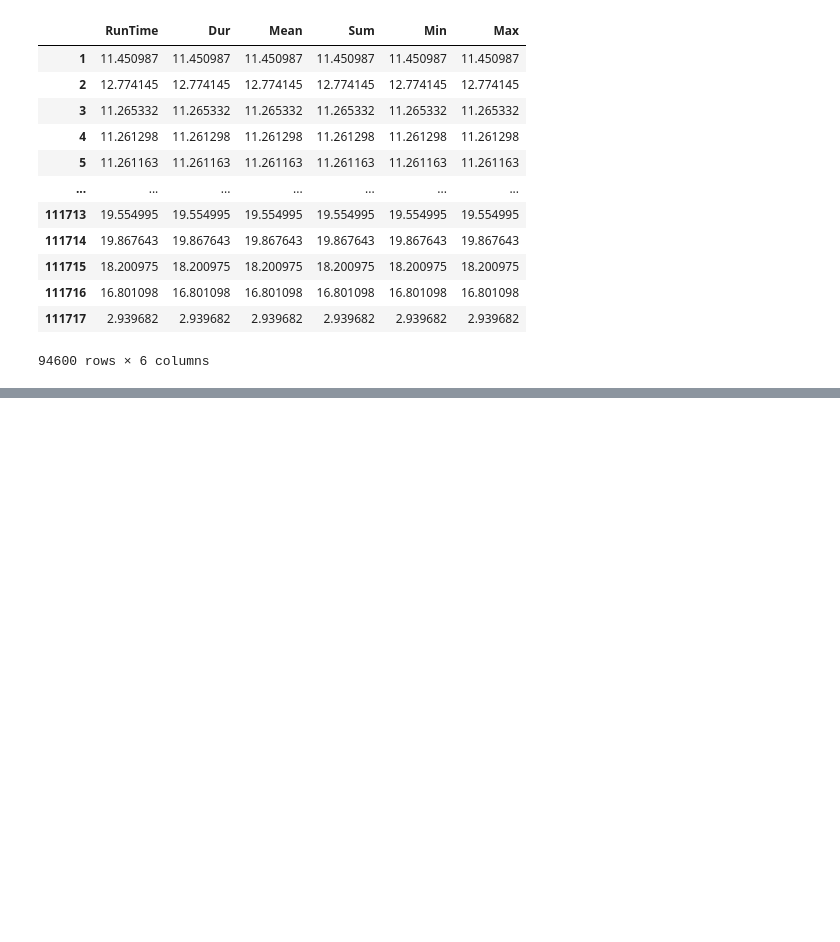
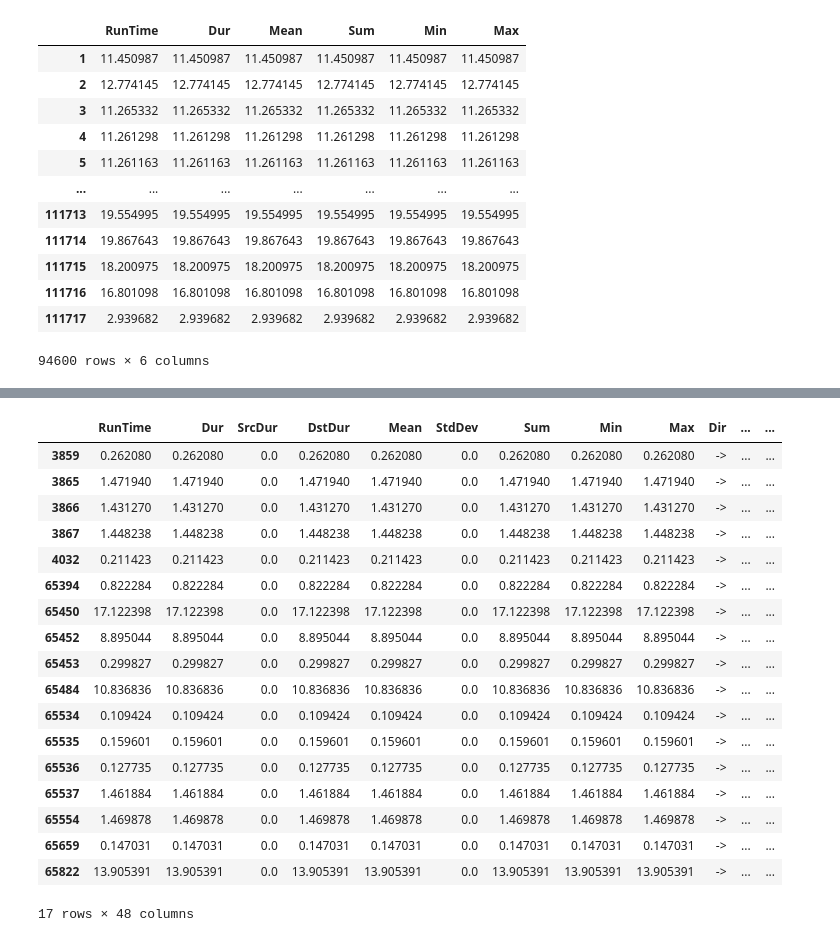
Before and after one commit to soyMA05/Clasiffication_TrafficSDN2, a Jupyter notebook: Fase2/preprocesamiento_limpieza.ipynb, the cells around one changed output, grey strips where cells are left out. Saved outputs shown, nothing was run; the diff lists cells and outputs as text; code cells hidden in the pictures; blank space fills up the shorter version.

```diff
--- a/Fase2/preprocesamiento_limpieza.ipynb
+++ b/Fase2/preprocesamiento_limpieza.ipynb
@@ -308,0 +386,22 @@ df_probe = pd.read_csv('../../araData/probe_1.2.csv', low_memory=False)
+# %%
+df_normal[(df_normal.sMaxPktSz.isna())]
+# %% [output]
+|  | RunTime | Dur | SrcDur | DstDur | Mean | StdDev | Sum | Min | Max | Dir | ... | ... |
+| 3859 | 0.262080 | 0.262080 | 0.0 | 0.262080 | 0.262080 | 0.0 | 0.262080 | 0.262080 | 0.262080 | -> | ... | ... |
+| 3865 | 1.471940 | 1.471940 | 0.0 | 1.471940 | 1.471940 | 0.0 | 1.471940 | 1.471940 | 1.471940 | -> | ... | ... |
+| 3866 | 1.431270 | 1.431270 | 0.0 | 1.431270 | 1.431270 | 0.0 | 1.431270 | 1.431270 | 1.431270 | -> | ... | ... |
+| 3867 | 1.448238 | 1.448238 | 0.0 | 1.448238 | 1.448238 | 0.0 | 1.448238 | 1.448238 | 1.448238 | -> | ... | ... |
+| 4032 | 0.211423 | 0.211423 | 0.0 | 0.211423 | 0.211423 | 0.0 | 0.211423 | 0.211423 | 0.211423 | -> | ... | ... |
+| 65394 | 0.822284 | 0.822284 | 0.0 | 0.822284 | 0.822284 | 0.0 | 0.822284 | 0.822284 | 0.822284 | -> | ... | ... |
+| 65450 | 17.122398 | 17.122398 | 0.0 | 17.122398 | 17.122398 | 0.0 | 17.122398 | 17.122398 | 17.122398 | -> | ... | ... |
+| 65452 | 8.895044 | 8.895044 | 0.0 | 8.895044 | 8.895044 | 0.0 | 8.895044 | 8.895044 | 8.895044 | -> | ... | ... |
+| 65453 | 0.299827 | 0.299827 | 0.0 | 0.299827 | 0.299827 | 0.0 | 0.299827 | 0.299827 | 0.299827 | -> | ... | ... |
+| 65484 | 10.836836 | 10.836836 | 0.0 | 10.836836 | 10.836836 | 0.0 | 10.836836 | 10.836836 | 10.836836 | -> | ... | ... |
+| 65534 | 0.109424 | 0.109424 | 0.0 | 0.109424 | 0.109424 | 0.0 | 0.109424 | 0.109424 | 0.109424 | -> | ... | ... |
+| 65535 | 0.159601 | 0.159601 | 0.0 | 0.159601 | 0.159601 | 0.0 | 0.159601 | 0.159601 | 0.159601 | -> | ... | ... |
+| 65536 | 0.127735 | 0.127735 | 0.0 | 0.127735 | 0.127735 | 0.0 | 0.127735 | 0.127735 | 0.127735 | -> | ... | ... |
+| 65537 | 1.461884 | 1.461884 | 0.0 | 1.461884 | 1.461884 | 0.0 | 1.461884 | 1.461884 | 1.461884 | -> | ... | ... |
+| 65554 | 1.469878 | 1.469878 | 0.0 | 1.469878 | 1.469878 | 0.0 | 1.469878 | 1.469878 | 1.469878 | -> | ... | ... |
+| 65659 | 0.147031 | 0.147031 | 0.0 | 0.147031 | 0.147031 | 0.0 | 0.147031 | 0.147031 | 0.147031 | -> | ... | ... |
+| 65822 | 13.905391 | 13.905391 | 0.0 | 13.905391 | 13.905391 | 0.0 | 13.905391 | 13.905391 | 13.905391 | -> | ... | ... |
+17 rows × 48 columns
```
Also changed, not shown: parts of 17 cells of this notebook.
